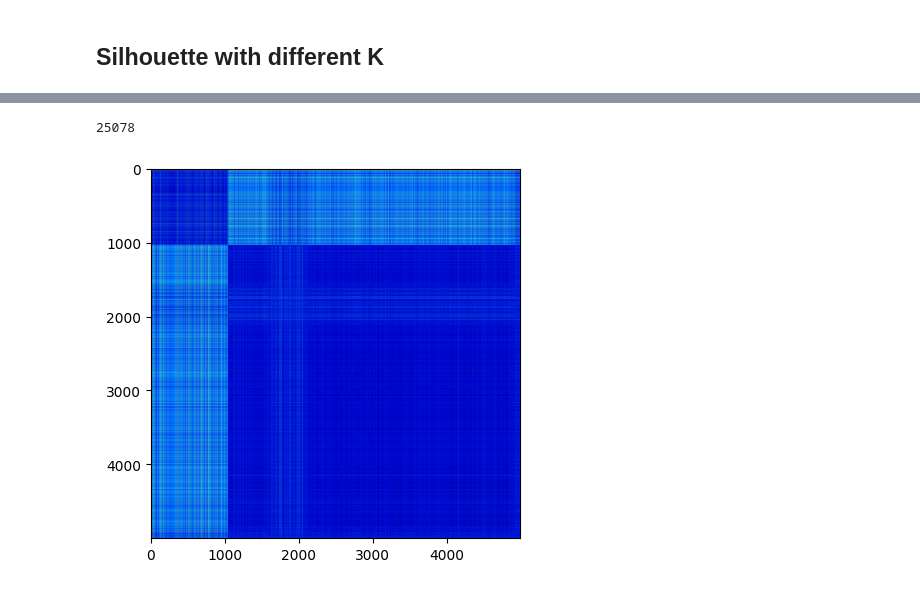
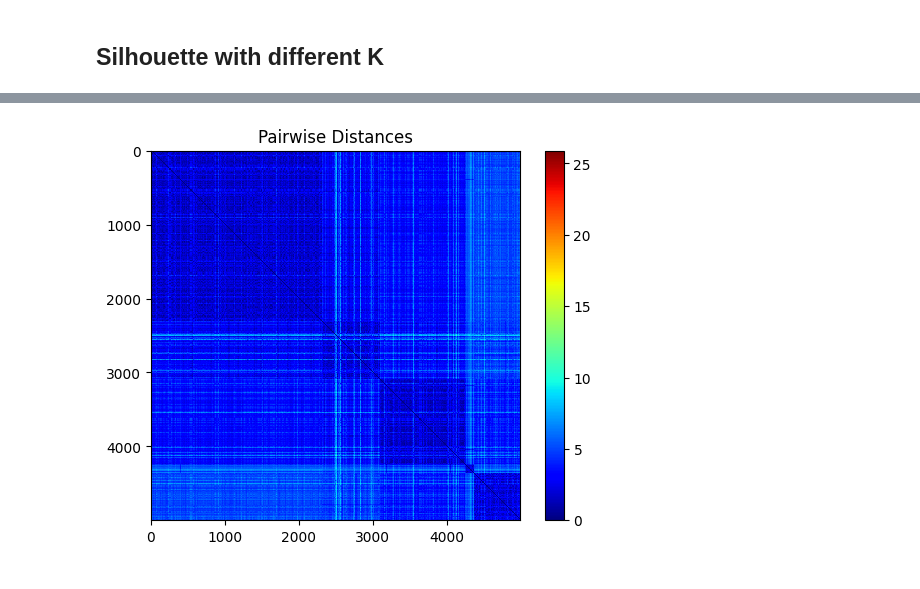
Before and after one commit to lavo2/DataMining-Project, a Jupyter notebook: 2-clustering-Kmeans_6Features_2.ipynb, the cells around one changed output, grey strips where cells are left out. Drawn from its saved outputs; the diff is of its cells as text; code cells hidden in the pictures.

```diff
--- a/2-clustering-Kmeans_6Features_2.ipynb
+++ b/2-clustering-Kmeans_6Features_2.ipynb
@@ -241,5 +241,5 @@ plt.show()
 # %%
-numclusters = 6
+numclusters = 5
 kmeans = KMeans(n_clusters=numclusters, random_state=best_random_state)
 kmeans.fit(df_cluster_ss)
 df['cluster'] = kmeans.labels_
@@ -397,4 +375,0 @@ for i in range(0, len(centroids)):
-# %%
-df_cluster_ss.shape[0]
-# %% [output]
-25078
@@ -403,11 +376,16 @@ df_cluster_with_labels = df[selected_features + ['cluster']]
+# %%
+df_cluster_with_labels = df_cluster_ss.copy()
+df_cluster_with_labels['cluster'] = kmeans.labels_
 # %%
 from sklearn.metrics import pairwise_distances
 df_cluster_ss_subset = df_cluster_with_labels.sample(5000)
 df_cluster_ss_subset = df_cluster_ss_subset.sort_values(by='cluster')
 # compute the pairwise distances
-distances = pairwise_distances(df_cluster_ss_subset)
+distances = pairwise_distances(df_cluster_ss_subset,metric='euclidean')
 
-plt.imshow(distances, cmap ='jet')
-plt.grid(False)
+plt.imshow(distances, cmap ='jet', interpolation='nearest')
+plt.colorbar()
+plt.title('Pairwise Distances')
+plt.show()
 # %% [output]
-[figure, old version]
+[figure, new version]
```
Also changed, not shown: parts of 29 cells of this notebook, 5 other files.
